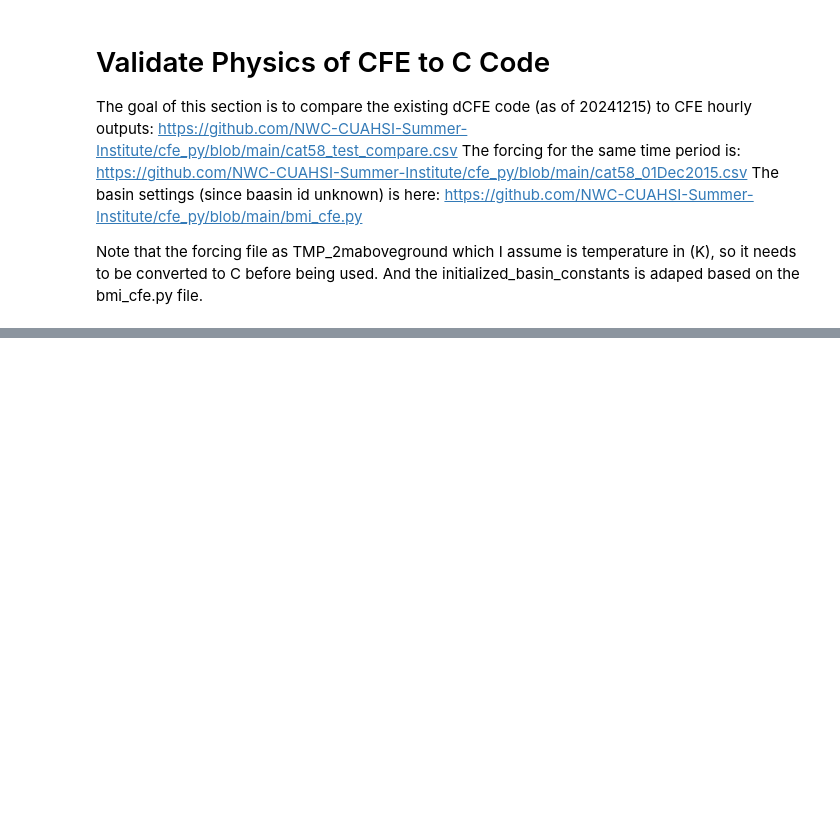
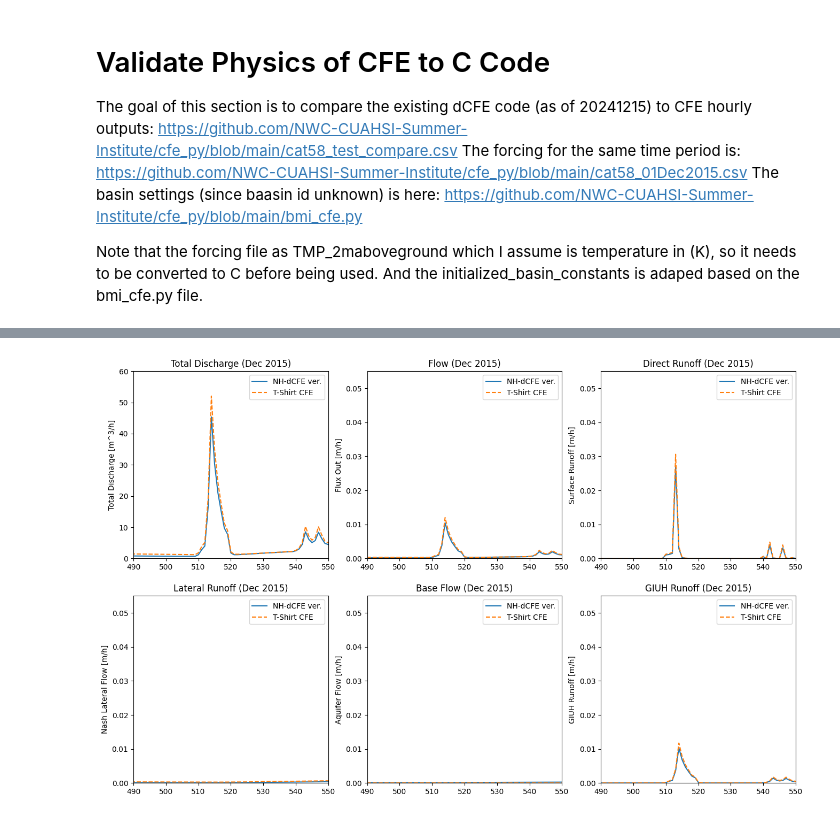
Before and after one commit to mines-ciroh/neuralhydrology-dcfe, a Jupyter notebook: examples/07-DCFE/validateCFE.ipynb, the cells around one changed output, grey strips where cells are left out. Cells and saved outputs as stored; diff of their text form; code cells hidden in the pictures; blank space fills up the shorter version.

```diff
--- a/examples/07-DCFE/validateCFE.ipynb
+++ b/examples/07-DCFE/validateCFE.ipynb
@@ -89,14 +116,0 @@ routing_info = RoutingInfo(device=device, batch_size=batch_size, cfe_params=cfe_
-# %%
-from neuralhydrology.modelzoo.cfe_modules.cfe_timestep import timestep_cfe
-
-for i in range(forcingsTest.shape[1]):
-
-    gw_reservoir, soil_reservoir, routing_info, flux = timestep_cfe(
-        x_conceptual_timestep=forcingsTest[:, i, :],
-        cfe_params=cfe_params,
-        gw_reservoir=gw_reservoir,
-        soil_reservoir=soil_reservoir,
-        routing_info=routing_info,
-        )
-
-    Discharge[i, 0] = flux.Qout_m[0]  # total discharge
@@ -106,0 +117,66 @@ gw_reservoir.
+# %%
+# grab observations from acutal CFE
+compareFile = pd.read_csv(test_data_dir/'cat58_test_compare.csv')
+
+fig, ax = plt.subplots(2, 3, figsize=(16,10))
+
+ax[0,0].plot(compareFile['Time Step'], Discharge[:,0]*15.617167355002097 * 1000000.0 / 3600 , label="NH-dCFE ver.")
+ax[0,0].plot(compareFile['Time Step'], compareFile['Total Discharge'], label="T-Shirt CFE", linestyle= 'dashed')
+# Set labels and title
+ax[0,0].set_ylabel("Total Discharge [m^3/h]")
+ax[0,0].set_title(f"Total Discharge (Dec 2015)")
+# Set axis limits
+ax[0,0].set_xlim([490, 550])
+ax[0,0].set_ylim([0, 60])
+ax[0,0].legend()
+
+ax[0,1].plot(compareFile['Time Step'], Discharge[:,0], label="NH-dCFE ver.")
+ax[0,1].plot(compareFile['Time Step'], compareFile['Flow'], label="T-Shirt CFE", linestyle= 'dashed')
+# Set labels and title
+ax[0,1].set_ylabel("Flux Out [m/h]")
+ax[0,1].set_title(f"Flow (Dec 2015)")
+# Set axis limits
+ax[0,1].set_xlim([490, 550])
+ax[0,1].set_ylim([0, 0.055])
+ax[0,1].legend()
+
+ax[0,2].plot(compareFile['Time Step'], Discharge[:,4], label="NH-dCFE ver.")
+ax[0,2].plot(compareFile['Time Step'], compareFile['Direct Runoff'],label="T-Shirt CFE", linestyle = 'dashed')
+# Set labels and title
+ax[0,2].set_ylabel("Surface Runoff [m/h]")
+ax[0,2].set_title(f"Direct Runoff (Dec 2015)")
+# Set axis limits
+ax[0,2].set_xlim([490, 550])
+ax[0,2].set_ylim([0, 0.055])
+ax[0,2].legend()
+
+ax[1,0].plot(compareFile['Time Step'], Discharge[:,2], label="NH-dCFE ver.")
+ax[1,0].plot(compareFile['Time Step'], compareFile['Lateral Flow'],label="T-Shirt CFE", linestyle = 'dashed')
+# Set labels and title
+ax[1,0].set_ylabel("Nash Lateral Flow [m/h]")
+ax[1,0].set_title(f"Lateral Runoff (Dec 2015)")
+# Set axis limits
+ax[1,0].set_xlim([490, 550])
+ax[1,0].set_ylim([0, 0.055])
+ax[1,0].legend()
+
+ax[1,1].plot(compareFile['Time Step'], Discharge[:,3], label="NH-dCFE ver.")
+ax[1,1].plot(compareFile['Time Step'], compareFile['Base Flow'],label="T-Shirt CFE", linestyle = 'dashed')
+# Set labels and title
+ax[1,1].set_ylabel("Aquifer Flow [m/h]")
+ax[1,1].set_title(f"Base Flow (Dec 2015)")
+# Set axis limits
+ax[1,1].set_xlim([490, 550])
+ax[1,1].set_ylim([0, 0.055])
+ax[1,1].legend()
+
+ax[1,2].plot(compareFile['Time Step'], Discharge[:,1], label="NH-dCFE ver.")
+ax[1,2].plot(compareFile['Time Step'], compareFile['GIUH Runoff'], label="T-Shirt CFE", linestyle = 'dashed')
+# Set labels and title
+ax[1,2].set_ylabel("GIUH Runoff [m/h]")
+ax[1,2].set_title(f"GIUH Runoff (Dec 2015)")
+# Set axis limits
+ax[1,2].set_xlim([490, 550])
+ax[1,2].set_ylim([0, 0.055])
+ax[1,2].legend()
+# %% [output]
@@ -106,0 +184 @@ gw_reservoir.
+[figure, added]
```
Also changed, not shown: parts of 4 cells of this notebook, 4 other files.
